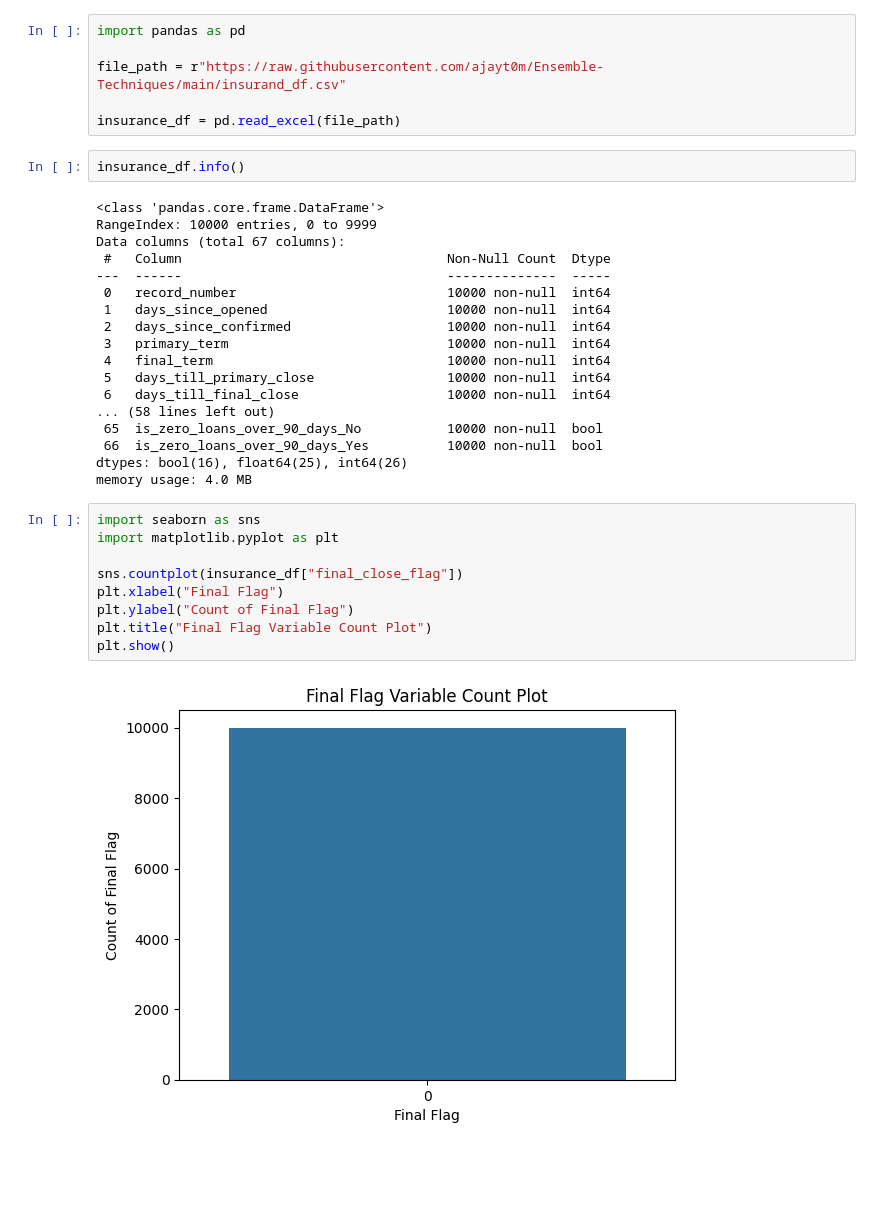
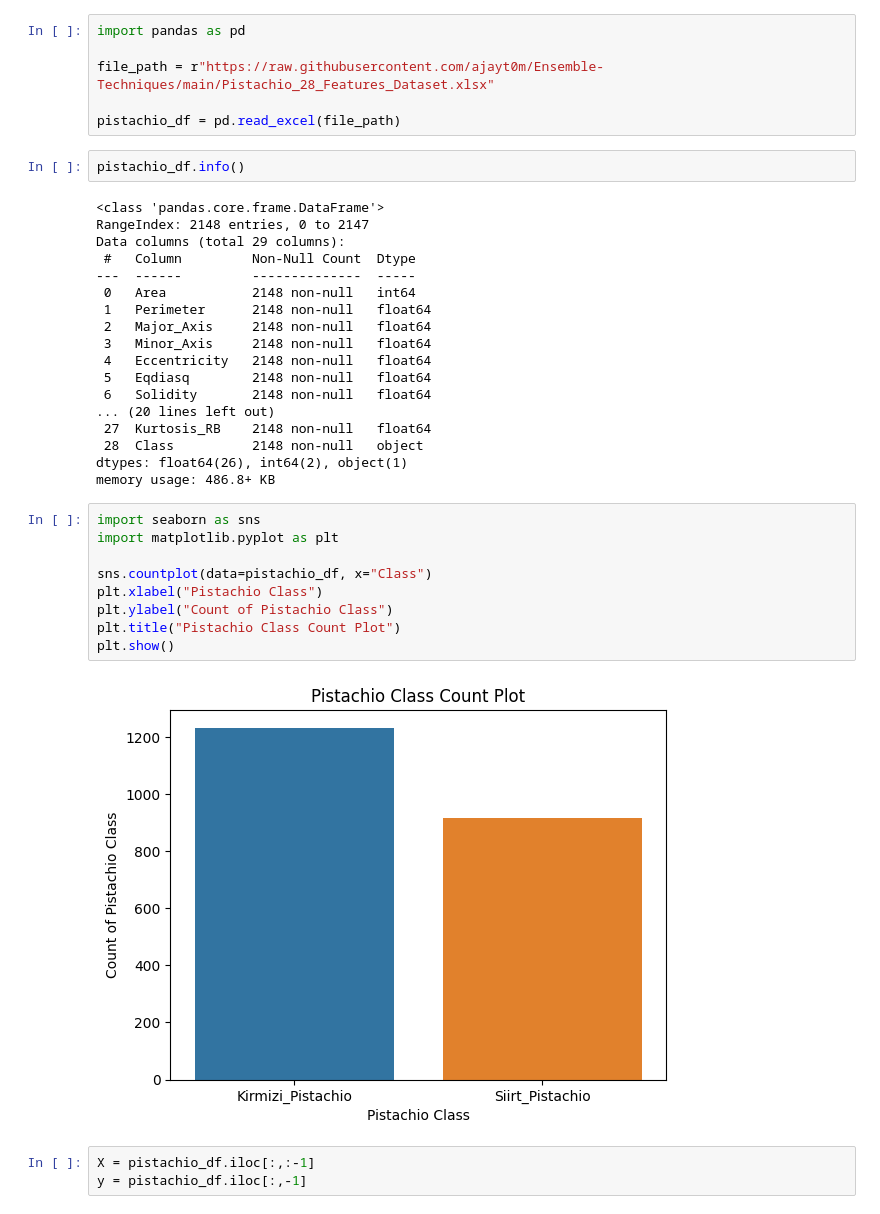
Before and after one commit to ajayt0m/Ensemble-Techniques, a Jupyter notebook: RandomForest.ipynb, the cells around one changed output. Drawn from its saved outputs; the diff is of its cells as text; blank space fills up the shorter version.

```diff
--- a/RandomForest.ipynb
+++ b/RandomForest.ipynb
@@ -1,37 +1,40 @@
 # %%
 import pandas as pd
 
-file_path = r"https://raw.githubusercontent.com/ajayt0m/Ensemble-Techniques/main/insurand_df.csv"
+file_path = r"https://raw.githubusercontent.com/ajayt0m/Ensemble-Techniques/main/Pistachio_28_Features_Dataset.xlsx"
 
-insurance_df = pd.read_excel(file_path)
+pistachio_df = pd.read_excel(file_path)
 # %%
-insurance_df.info()
+pistachio_df.info()
 # %% [output]
 <class 'pandas.core.frame.DataFrame'>
-RangeIndex: 10000 entries, 0 to 9999
-Data columns (total 67 columns):
- #   Column                                  Non-Null Count  Dtype
----  ------                                  --------------  -----
- 0   record_number                           10000 non-null  int64
- 1   days_since_opened                       10000 non-null  int64
- 2   days_since_confirmed                    10000 non-null  int64
- 3   primary_term                            10000 non-null  int64
- 4   final_term                              10000 non-null  int64
- 5   days_till_primary_close                 10000 non-null  int64
- 6   days_till_final_close                   10000 non-null  int64
-... (58 lines left out)
- 65  is_zero_loans_over_90_days_No           10000 non-null  bool
- 66  is_zero_loans_over_90_days_Yes          10000 non-null  bool
-dtypes: bool(16), float64(25), int64(26)
-memory usage: 4.0 MB
+RangeIndex: 2148 entries, 0 to 2147
+Data columns (total 29 columns):
+ #   Column         Non-Null Count  Dtype
+---  ------         --------------  -----
+ 0   Area           2148 non-null   int64
+ 1   Perimeter      2148 non-null   float64
+ 2   Major_Axis     2148 non-null   float64
+ 3   Minor_Axis     2148 non-null   float64
+ 4   Eccentricity   2148 non-null   float64
+ 5   Eqdiasq        2148 non-null   float64
+ 6   Solidity       2148 non-null   float64
+... (20 lines left out)
+ 27  Kurtosis_RB    2148 non-null   float64
+ 28  Class          2148 non-null   object
+dtypes: float64(26), int64(2), object(1)
+memory usage: 486.8+ KB
 # %%
 import seaborn as sns
 import matplotlib.pyplot as plt
 
-sns.countplot(insurance_df["final_close_flag"])
-plt.xlabel("Final Flag")
-plt.ylabel("Count of Final Flag")
-plt.title("Final Flag Variable Count Plot")
+sns.countplot(data=pistachio_df, x="Class")
+plt.xlabel("Pistachio Class")
+plt.ylabel("Count of Pistachio Class")
+plt.title("Pistachio Class Count Plot")
 plt.show()
 # %% [output]
-[figure, old version]
+[figure, new version]
+# %%
+X = pistachio_df.iloc[:,:-1]
+y = pistachio_df.iloc[:,-1]
```
Also changed, not shown: parts of 14 cells of this notebook.
